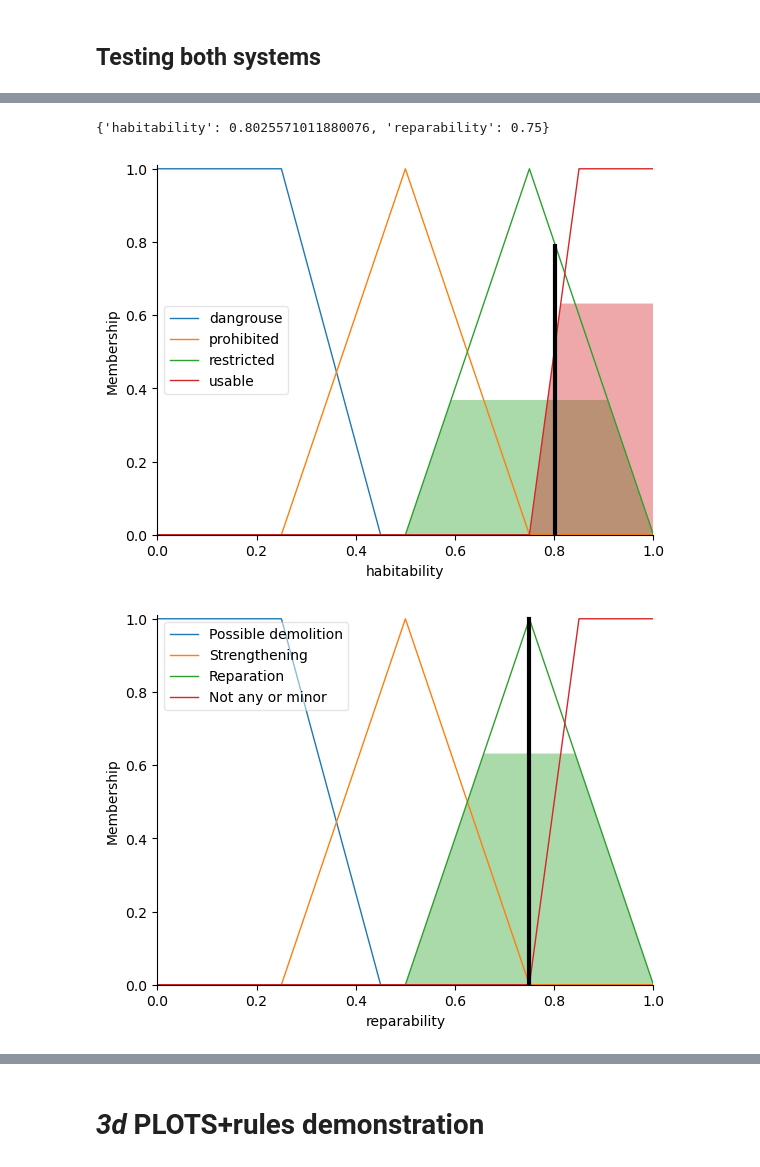
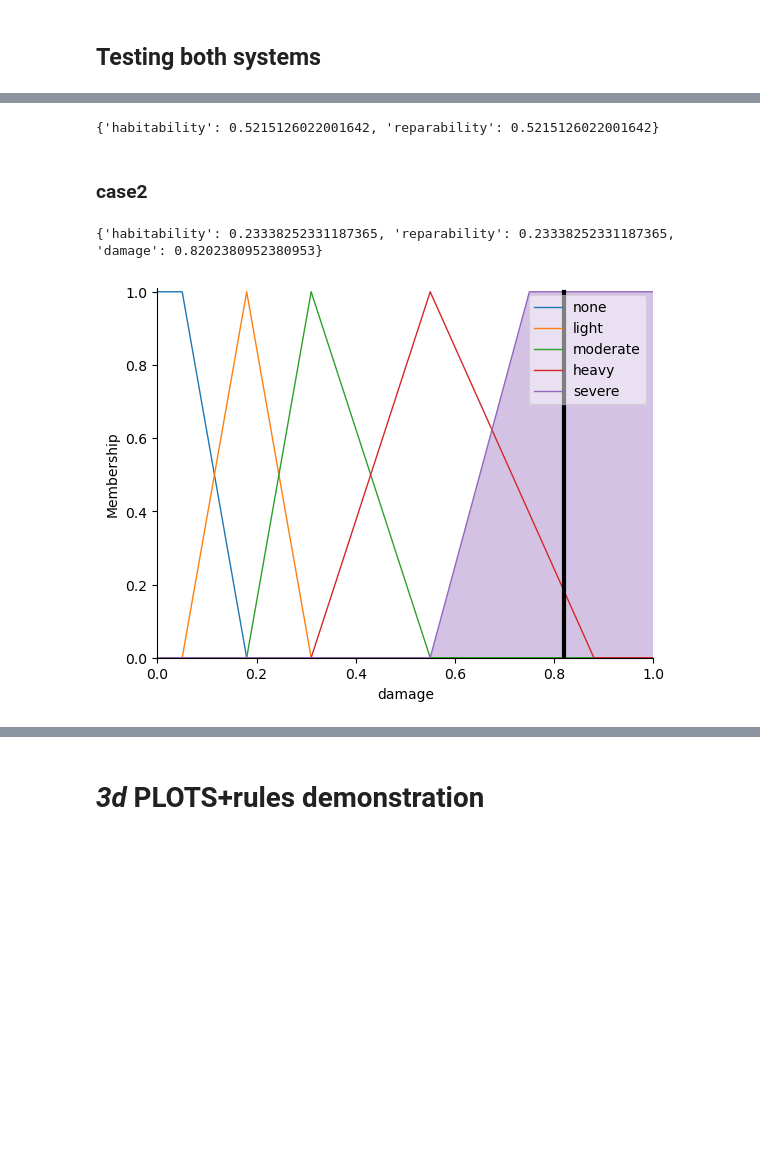
Before and after one commit to HananMoAlnakhal/Building_Assessment_Expert_System, a Jupyter notebook: fuzzy_expert_system.ipynb, the cells around one changed output, grey strips where cells are left out. Drawn from its saved outputs; the diff is of its cells as text; code cells hidden in the pictures; blank space fills up the shorter version.

Commit message:
cases

```diff
--- a/fuzzy_expert_system.ipynb
+++ b/fuzzy_expert_system.ipynb
@@ -214,16 +215,30 @@ damage_per.view(sim=damage_sim)
 # %%
 # results_sim
-# inputs: damage_out building_age
-# output: reparability habitability
+# inputs: damage_out , building_age
+# output: reparability + habitability
 results_sim.input['damage_out']=damage_sim.output.get('damage')
-results_sim.input['building_age']=40
+results_sim.input['building_age']=60
 results_sim.compute()
 print(results_sim.output)
-habitability.view(sim=results_sim)
-reparability.view(sim=results_sim)
 # habitability['dangrouse'].view(sim=results_sim)
 # habitability['dangrouse'].mf
 # %% [output]
-{'habitability': 0.8025571011880076, 'reparability': 0.75}
+{'habitability': 0.5215126022001642, 'reparability': 0.5215126022001642}
-[figure, removed]
-[figure, removed]
+# %% [markdown]
+### case2
+# %%
+damage_sim.input['building_hight'] = 3
+damage_sim.input['ruble_percentage']=.2
+damage_sim.input['building_area'] = 250
+damage_sim.input['intact_col'] = 10
+damage_sim.input['tilt'] = 5
+damage_sim.compute()
+results_sim.input['damage_out']=damage_sim.output.get('damage')
+results_sim.input['building_age']=40
+results_sim.compute()
+results_sim.output['damage']= damage_sim.output.get('damage')
+print(results_sim.output)
+damage_per.view(sim=damage_sim)
+# %% [output]
+{'habitability': 0.23338252331187365, 'reparability': 0.23338252331187365, 'damage': 0.8202380952380953}
+[figure, added]
```
Also changed, not shown: parts of 4 cells of this notebook.
